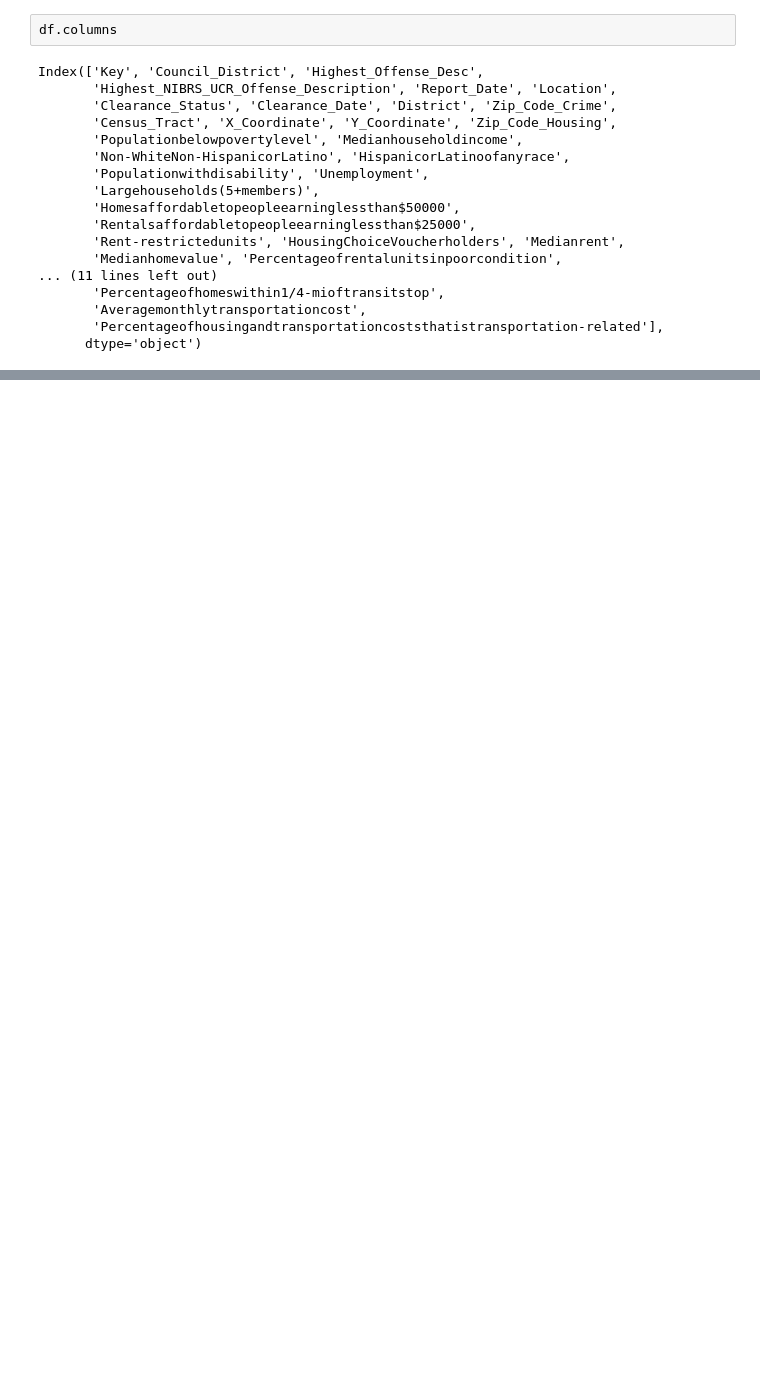
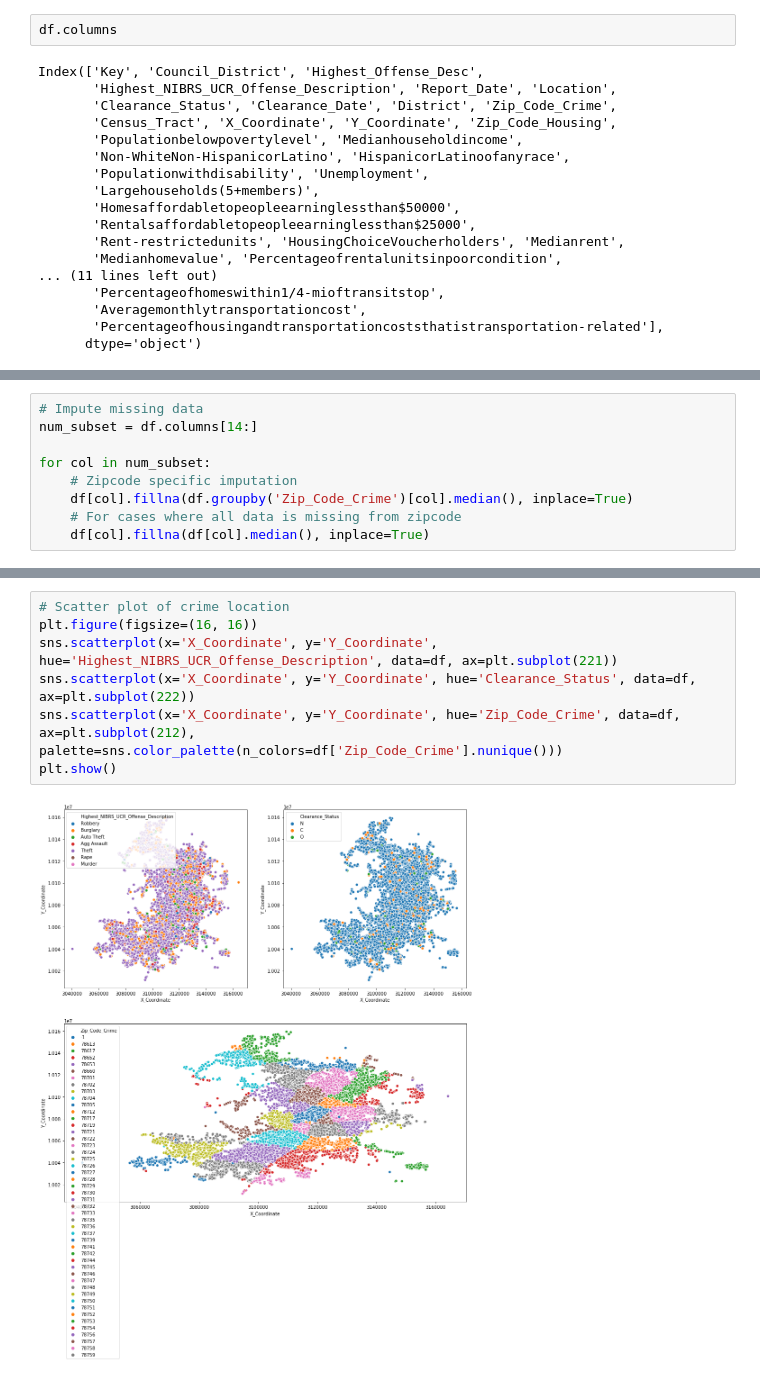
Before and after one commit to qiuxiao-chen/project-2, a Jupyter notebook: project2_zion.ipynb, the cells around one changed output, grey strips where cells are left out. Drawn from its saved outputs; the diff is of its cells as text; blank space fills up the shorter version.

```diff
--- a/project2_zion.ipynb
+++ b/project2_zion.ipynb
@@ -63,0 +48,9 @@ Percentageofhousingandtransportationcoststhatistransportation-related 47.0
+# %%
+# Impute missing data
+num_subset = df.columns[14:]
+
+for col in num_subset:
+    # Zipcode specific imputation
+    df[col].fillna(df.groupby('Zip_Code_Crime')[col].median(), inplace=True)
+    # For cases where all data is missing from zipcode
+    df[col].fillna(df[col].median(), inplace=True)
@@ -63,0 +91,9 @@ Percentageofhousingandtransportationcoststhatistransportation-related 47.0
+# %%
+# Scatter plot of crime location
+plt.figure(figsize=(16, 16))
+sns.scatterplot(x='X_Coordinate', y='Y_Coordinate', hue='Highest_NIBRS_UCR_Offense_Description', data=df, ax=plt.subplot(221))
+sns.scatterplot(x='X_Coordinate', y='Y_Coordinate', hue='Clearance_Status', data=df, ax=plt.subplot(222))
+sns.scatterplot(x='X_Coordinate', y='Y_Coordinate', hue='Zip_Code_Crime', data=df, ax=plt.subplot(212), palette=sns.color_palette(n_colors=df['Zip_Code_Crime'].nunique()))
+plt.show()
+# %% [output]
+[figure, added]
```
Also changed, not shown: parts of 7 cells of this notebook.
